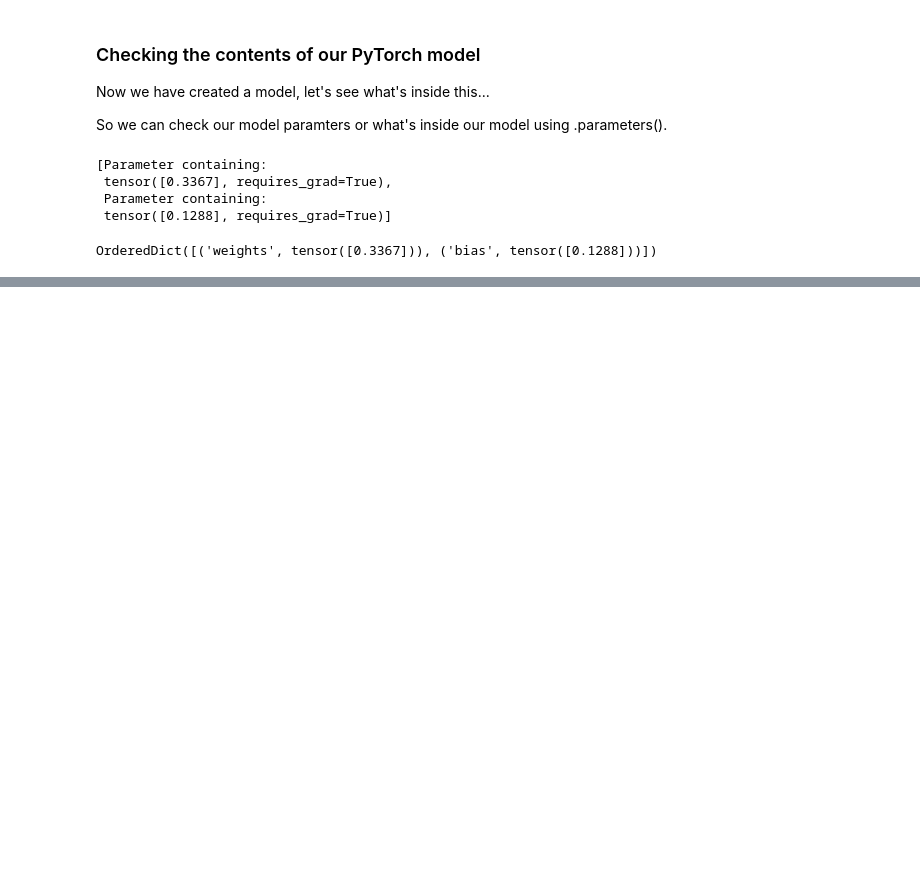
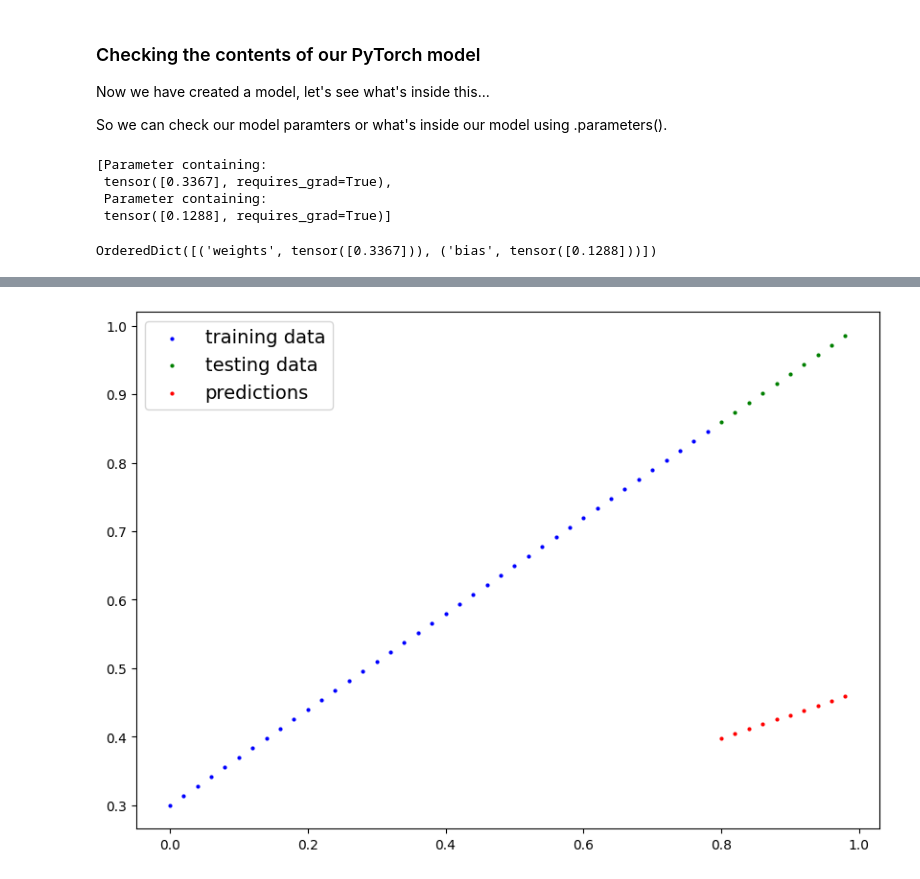
Before and after one commit to AJAYM888/Course_PyTorch, a Jupyter notebook: 01_pytorch_workflow.ipynb, the cells around one changed output, grey strips where cells are left out. Saved outputs shown, nothing was run; the diff lists cells and outputs as text; code cells hidden in the pictures; blank space fills up the shorter version.

```diff
--- a/01_pytorch_workflow.ipynb
+++ b/01_pytorch_workflow.ipynb
@@ -179,7 +179,7 @@ def plot_predictions(train_data= X_train,
 
   if predictions is not None:
     #plot the predicitons if they exist
-    plt.scatter(test_data, predicitons, c="r", s=4, label='predictions')
+    plt.scatter(test_data, predictions, c="r", s=4, label='predictions')
 
   # show the legends
   plt.legend(prop={"size": 14});
@@ -286,0 +329,11 @@ OrderedDict([('weights', tensor([0.3367])), ('bias', tensor([0.1288]))])
+# %%
+# make predicitons with model
+with torch.inference_mode():
+  y_preds = model_0(X_test)
+
+
+#or
+# with torch.no_grad()
+    #y_preds = model_0(X_test)
+
+y_preds
@@ -286,0 +364,4 @@ OrderedDict([('weights', tensor([0.3367])), ('bias', tensor([0.1288]))])
+# %%
+plot_predictions(predictions=y_preds);  #very poor representation below
+# %% [output]
+[figure, added]
```
Also changed, not shown: parts of 14 cells of this notebook.
